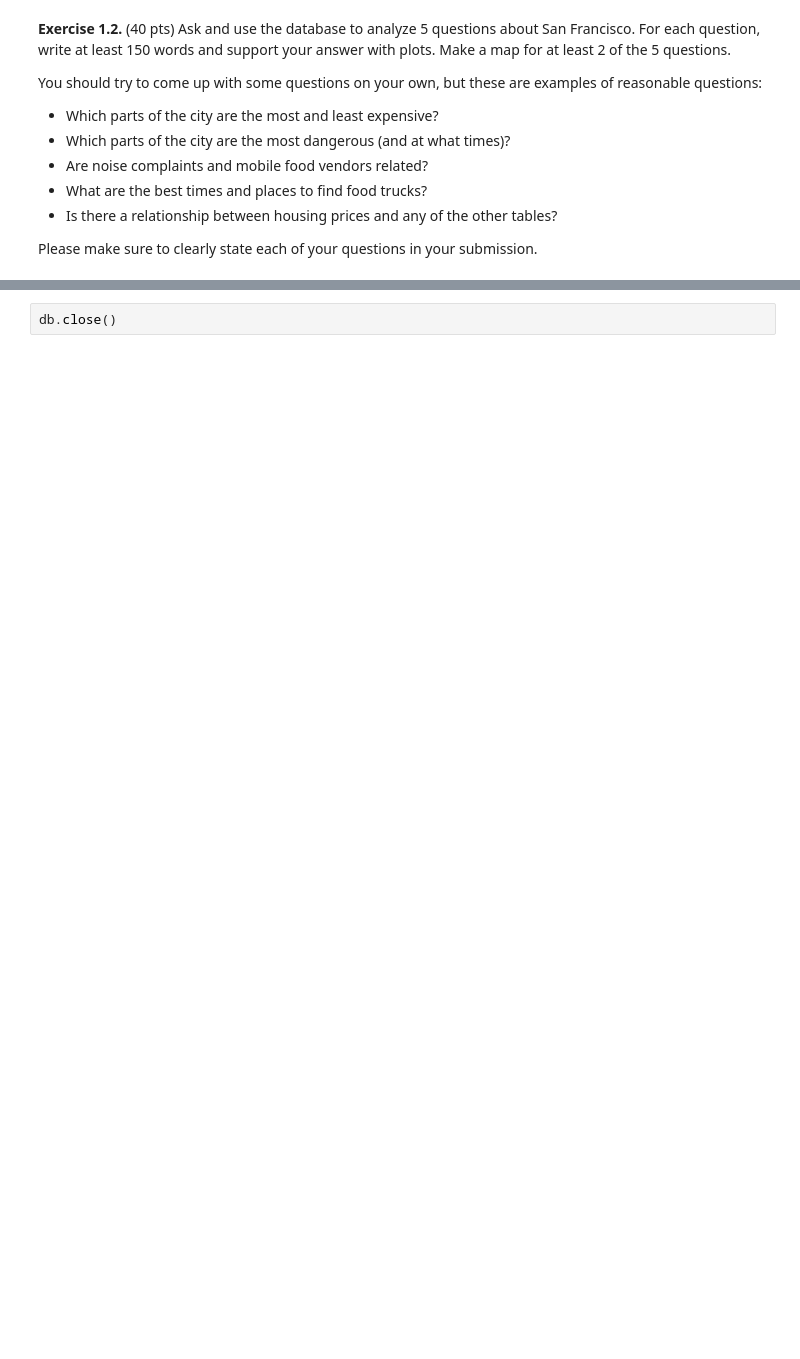
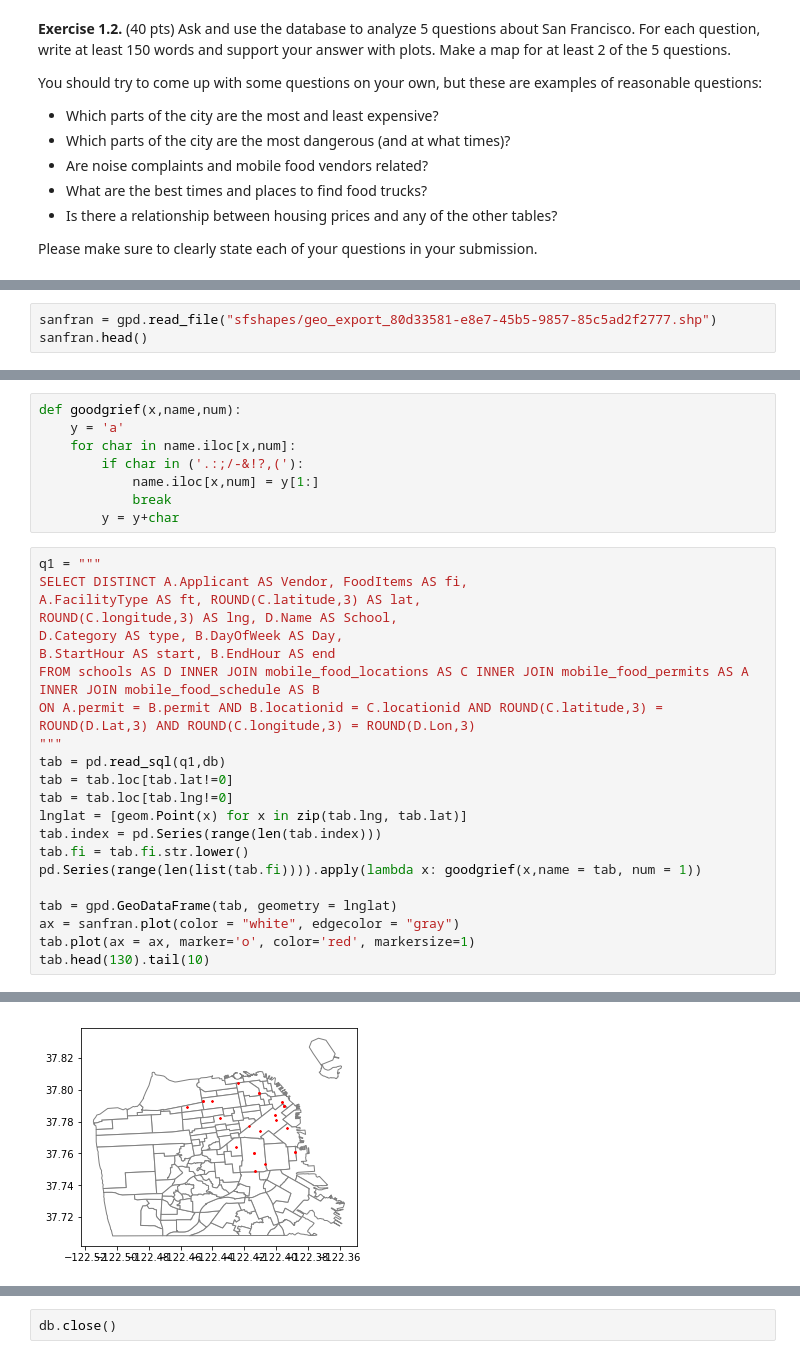
Before and after one commit to stelmanj/sta141b-hw5, a Jupyter notebook: hw5.ipynb, the cells around one changed output, grey strips where cells are left out. Drawn from its saved outputs; the diff is of its cells as text; blank space fills up the shorter version.

```diff
--- a/hw5.ipynb
+++ b/hw5.ipynb
@@ -137,0 +108,3 @@ Is real estate price and crime rate related (obviously)?
+# %%
+sanfran = gpd.read_file("sfshapes/geo_export_80d33581-e8e7-45b5-9857-85c5ad2f2777.shp")
+sanfran.head()
@@ -137,0 +153,31 @@ Is real estate price and crime rate related (obviously)?
+# %%
+def goodgrief(x,name,num):
+    y = 'a'
+    for char in name.iloc[x,num]:
+        if char in ('.:;/-&!?,('):
+            name.iloc[x,num] = y[1:]
+            break
+        y = y+char
+# %%
+q1 = """
+SELECT DISTINCT A.Applicant AS Vendor, FoodItems AS fi,
+A.FacilityType AS ft, ROUND(C.latitude,3) AS lat,
+ROUND(C.longitude,3) AS lng, D.Name AS School,
+D.Category AS type, B.DayOfWeek AS Day,
+B.StartHour AS start, B.EndHour AS end
+FROM schools AS D INNER JOIN mobile_food_locations AS C INNER JOIN mobile_food_permits AS A INNER JOIN mobile_food_schedule AS B
+ON A.permit = B.permit AND B.locationid = C.locationid AND ROUND(C.latitude,3) = ROUND(D.Lat,3) AND ROUND(C.longitude,3) = ROUND(D.Lon,3)
+"""
+tab = pd.read_sql(q1,db)
+tab = tab.loc[tab.lat!=0]
+tab = tab.loc[tab.lng!=0]
+lnglat = [geom.Point(x) for x in zip(tab.lng, tab.lat)]
+tab.index = pd.Series(range(len(tab.index)))
+tab.fi = tab.fi.str.lower()
+pd.Series(range(len(list(tab.fi)))).apply(lambda x: goodgrief(x,name = tab, num = 1))
+
+tab = gpd.GeoDataFrame(tab, geometry = lnglat)
+ax = sanfran.plot(color = "white", edgecolor = "gray")
+tab.plot(ax = ax, marker='o', color='red', markersize=1)
+tab.head(130).tail(10)
+# %% [output]
@@ -137,0 +195 @@ Is real estate price and crime rate related (obviously)?
+[figure, added]
```
Also changed, not shown: parts of 31 cells of this notebook.
